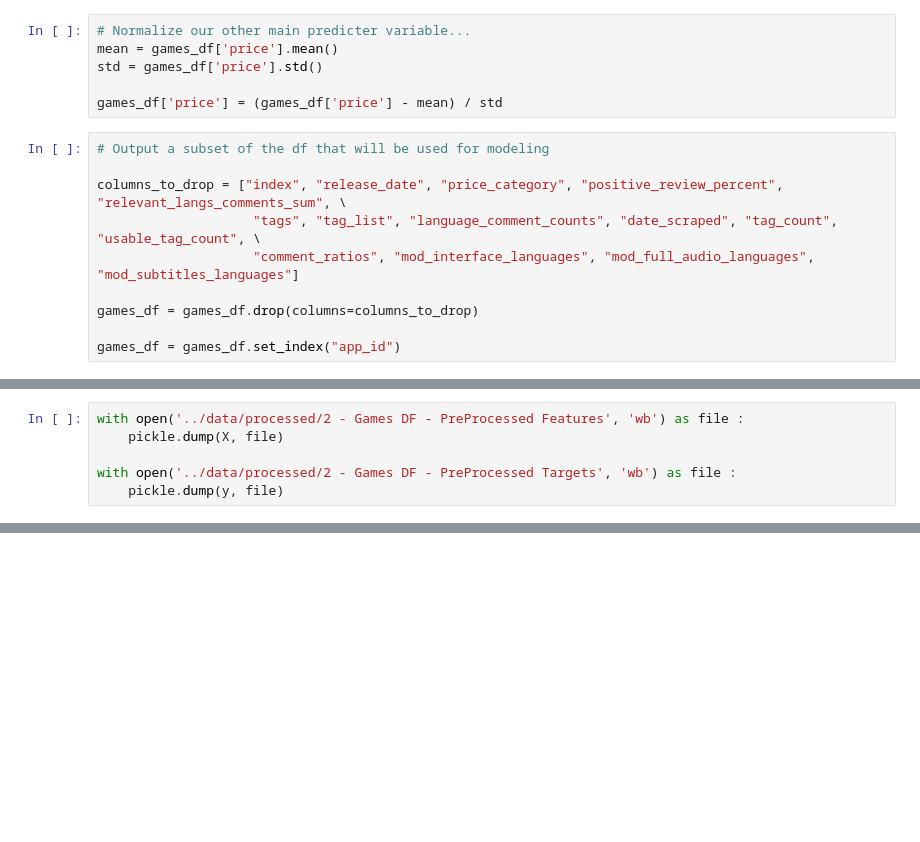
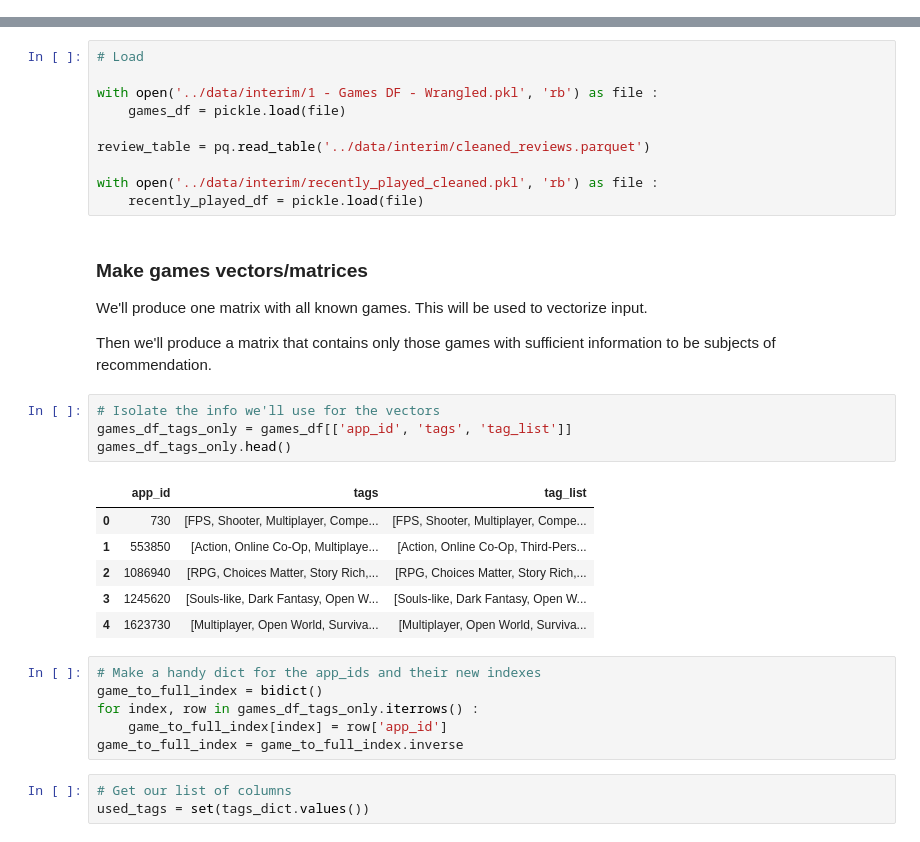
Before and after one commit to joshtod/Springboard, a Jupyter notebook: game_loc_prioritizer/notebooks/2.0-jod-preprocessing.ipynb, the cells around one changed output, grey strips where cells are left out. Cells and saved outputs as stored; diff of their text form; blank space fills up the shorter version.

Commit message:
Updated the preprocessing, wrote the modeling, ran simple tests

```diff
--- a/game_loc_prioritizer/notebooks/2.0-jod-preprocessing.ipynb
+++ b/game_loc_prioritizer/notebooks/2.0-jod-preprocessing.ipynb
@@ -448,16 +0,0 @@ for tag in usable_tags :
-# %%
-# Normalize our other main predicter variable...
-mean = games_df['price'].mean()
-std = games_df['price'].std()
-
-games_df['price'] = (games_df['price'] - mean) / std
-# %%
-# Output a subset of the df that will be used for modeling
-
-columns_to_drop = ["index", "release_date", "price_category", "positive_review_percent", "relevant_langs_comments_sum", \
-                    "tags", "tag_list", "language_comment_counts", "date_scraped", "tag_count", "usable_tag_count", \
-                    "comment_ratios", "mod_interface_languages", "mod_full_audio_languages", "mod_subtitles_languages"]
-
-games_df = games_df.drop(columns=columns_to_drop)
-
-games_df = games_df.set_index("app_id")
@@ -486,6 +0,0 @@ Save & Quit
-# %%
-with open('../data/processed/2 - Games DF - PreProcessed Features', 'wb') as file :
-    pickle.dump(X, file)
-
-with open('../data/processed/2 - Games DF - PreProcessed Targets', 'wb') as file :
-    pickle.dump(y, file)
@@ -493,0 +27,36 @@ with open('../data/processed/2 - Games DF - PreProcessed Targets', 'wb') as file
+# %%
+# Load
+
+with open('../data/interim/1 - Games DF - Wrangled.pkl', 'rb') as file :
+    games_df = pickle.load(file)
+
+review_table = pq.read_table('../data/interim/cleaned_reviews.parquet')
+
+with open('../data/interim/recently_played_cleaned.pkl', 'rb') as file :
+    recently_played_df = pickle.load(file)
+# %% [markdown]
+### Make games vectors/matrices
+
+We'll produce one matrix with all known games. This will be used to vectorize input.
+
+Then we'll produce a matrix that contains only those games with sufficient information to be subjects of recommendation.
+# %%
+# Isolate the info we'll use for the vectors
+games_df_tags_only = games_df[['app_id', 'tags', 'tag_list']]
+games_df_tags_only.head()
+# %% [output]
+|  | app_id | tags | tag_list |
+| 0 | 730 | [FPS, Shooter, Multiplayer, Compe... | [FPS, Shooter, Multiplayer, Compe... |
+| 1 | 553850 | [Action, Online Co-Op, Multiplaye... | [Action, Online Co-Op, Third-Pers... |
+| 2 | 1086940 | [RPG, Choices Matter, Story Rich,... | [RPG, Choices Matter, Story Rich,... |
+| 3 | 1245620 | [Souls-like, Dark Fantasy, Open W... | [Souls-like, Dark Fantasy, Open W... |
+| 4 | 1623730 | [Multiplayer, Open World, Surviva... | [Multiplayer, Open World, Surviva... |
+# %%
+# Make a handy dict for the app_ids and their new indexes
+game_to_full_index = bidict()
+for index, row in games_df_tags_only.iterrows() :
+    game_to_full_index[index] = row['app_id']
+game_to_full_index = game_to_full_index.inverse
+# %%
+# Get our list of columns
+used_tags = set(tags_dict.values())
```
Also changed, not shown: parts of 61 cells of this notebook, 21 other files.
